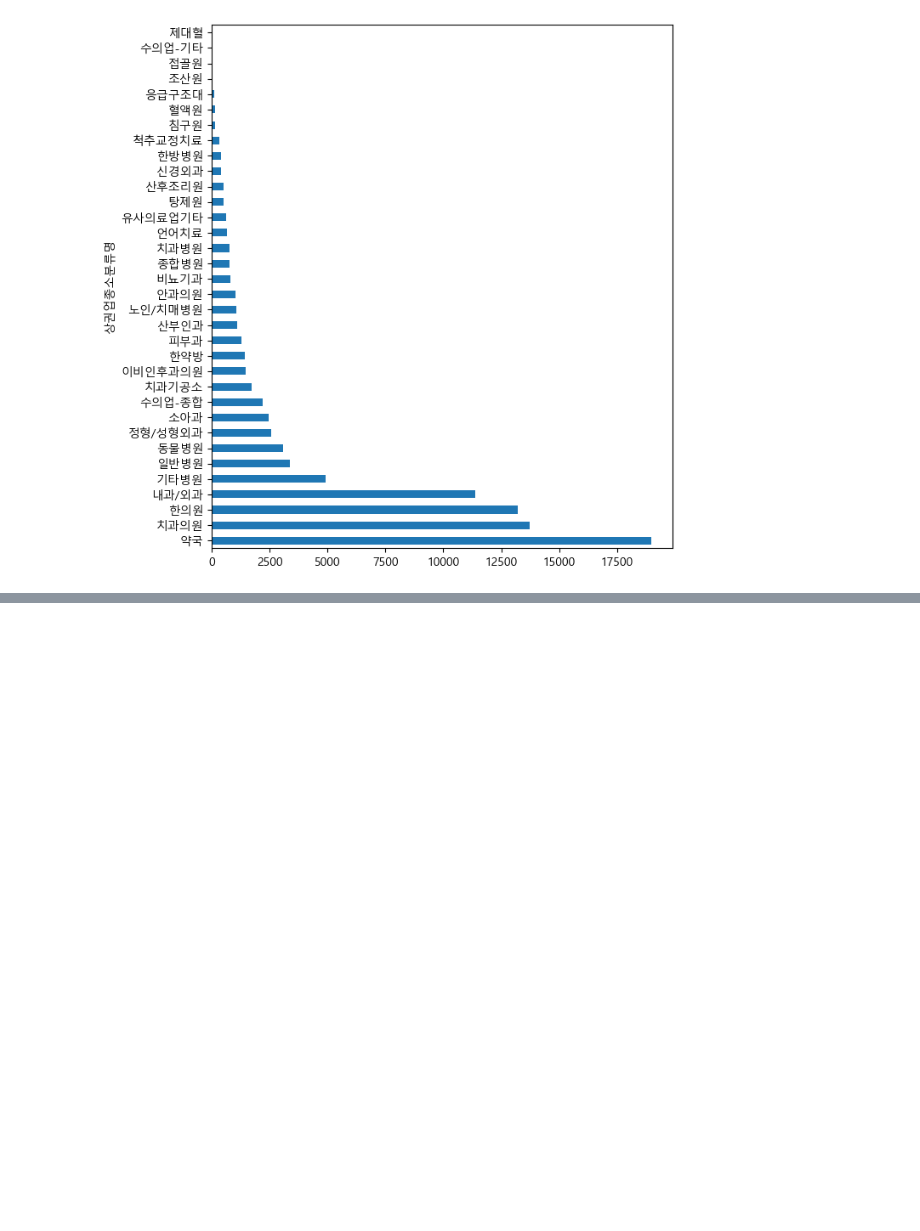
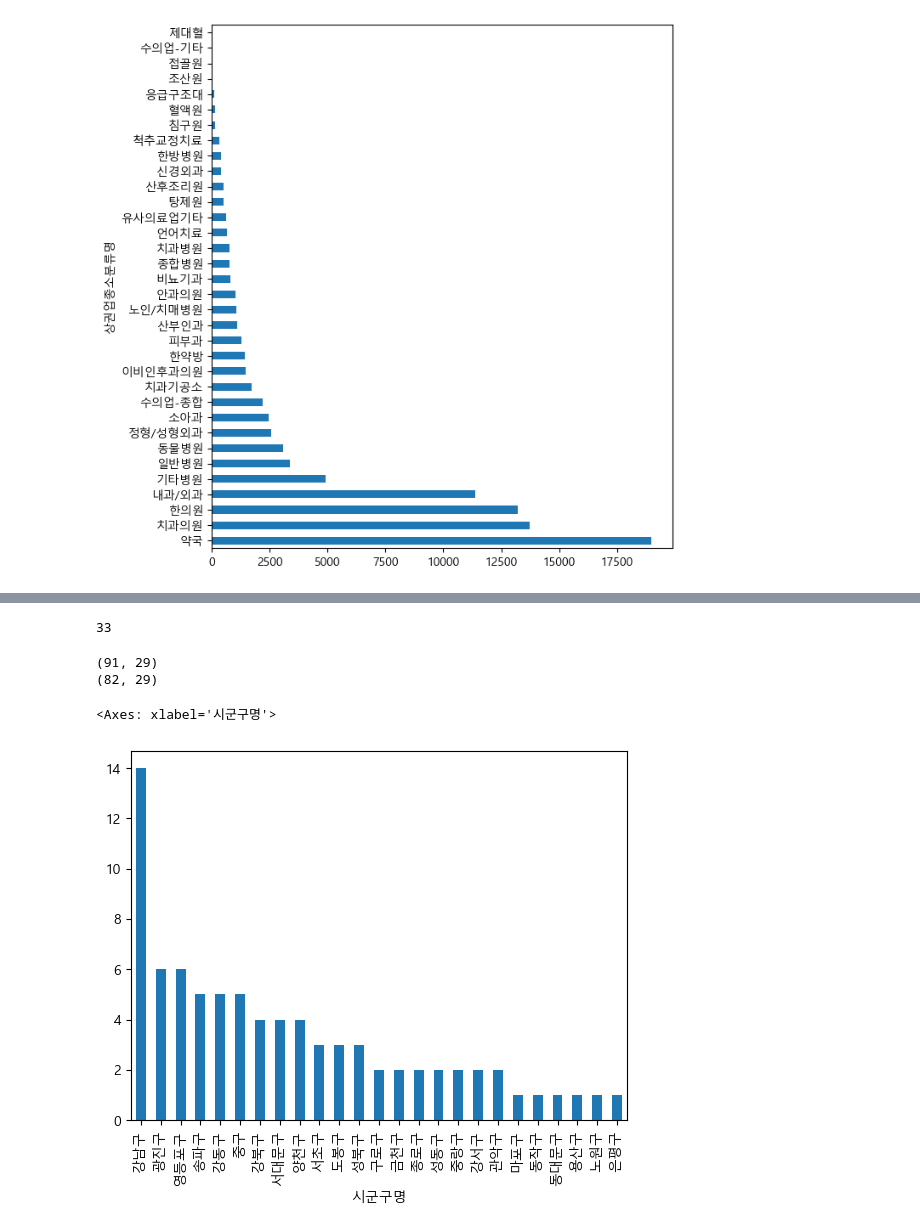
Before and after one commit to TheCaveOfAdullam/study1, a Jupyter notebook: medical.ipynb, the cells around one changed output, grey strips where cells are left out. Saved outputs shown, nothing was run; the diff lists cells and outputs as text; code cells hidden in the pictures; blank space fills up the shorter version.

```diff
--- a/medical.ipynb
+++ b/medical.ipynb
@@ -534,0 +660,6 @@ c.
+# %%
+# "상권업종소분류명"이 "종합병원"인 것과
+# "시도명"이 "서울특별시"인 데이터만 가져옵니다.
+# 결과를 df_seoul_hospital 에 할당해서 재사용합니다.
+df_seoul_hospital = df[(df["상권업종소분류명"] == "종합병원") & (df["시도명"] == "서울특별시")].copy()
+df_seoul_hospital
@@ -534,0 +739,7 @@ c.
+# %%
+# "꽃배달|의료기|장례식장|상담소|어린이집"은 종합병원과 무관하기 때문에
+# 전처리를 위해 해당 텍스트를 한 번에 검색합니다.
+# 제거할 데이터의 인덱스만 drop_row 에 담아주고 list 형태로 변환합니다.
+drop_row = df_seoul_hospital[df_seoul_hospital["상호명"].str.contains("꽃배달|의료기|장례식장|상담소|어린이집")].index
+drop_row = drop_row.tolist()
+drop_row
@@ -534,0 +772,20 @@ c.
+# %%
+# 삭제할 행을 drop_row에 합쳐줍니다.
+drop_row_total = drop_row + drop_row2
+len(drop_row_total)
+# %% [output]
+33
+# %%
+# 해당 셀을 삭제하고 삭제 전과 후의 행의 갯수를 비교합니다.
+print(df_seoul_hospital.shape)
+df_seoul_hospital = df_seoul_hospital.drop(drop_row, axis=0)
+print(df_seoul_hospital.shape)
+# %% [output]
+(91, 29)
+(82, 29)
+# %%
+# 시군구명에 따라 종합병원의 숫자를 countplot으로 그립니다.
+df_seoul_hospital["시군구명"].value_counts().plot.bar()
+# %% [output]
+<Axes: xlabel='시군구명'>
+[figure, added]
```
Also changed, not shown: parts of 37 cells of this notebook.
